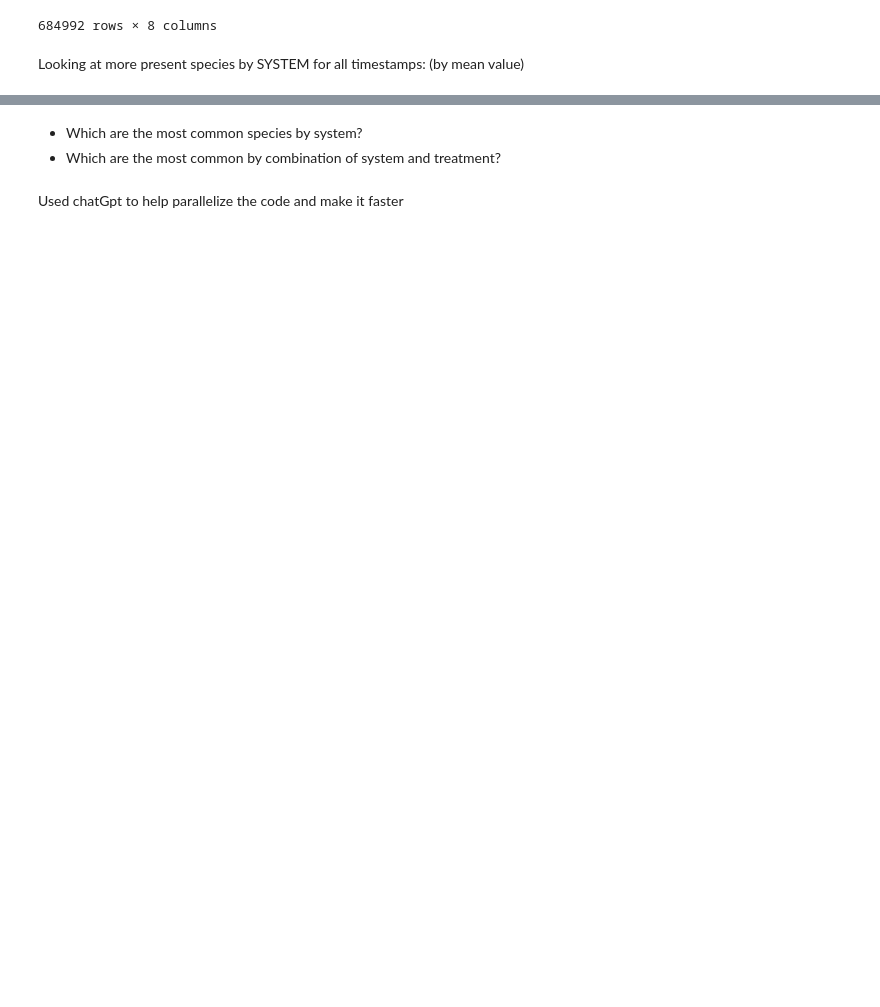
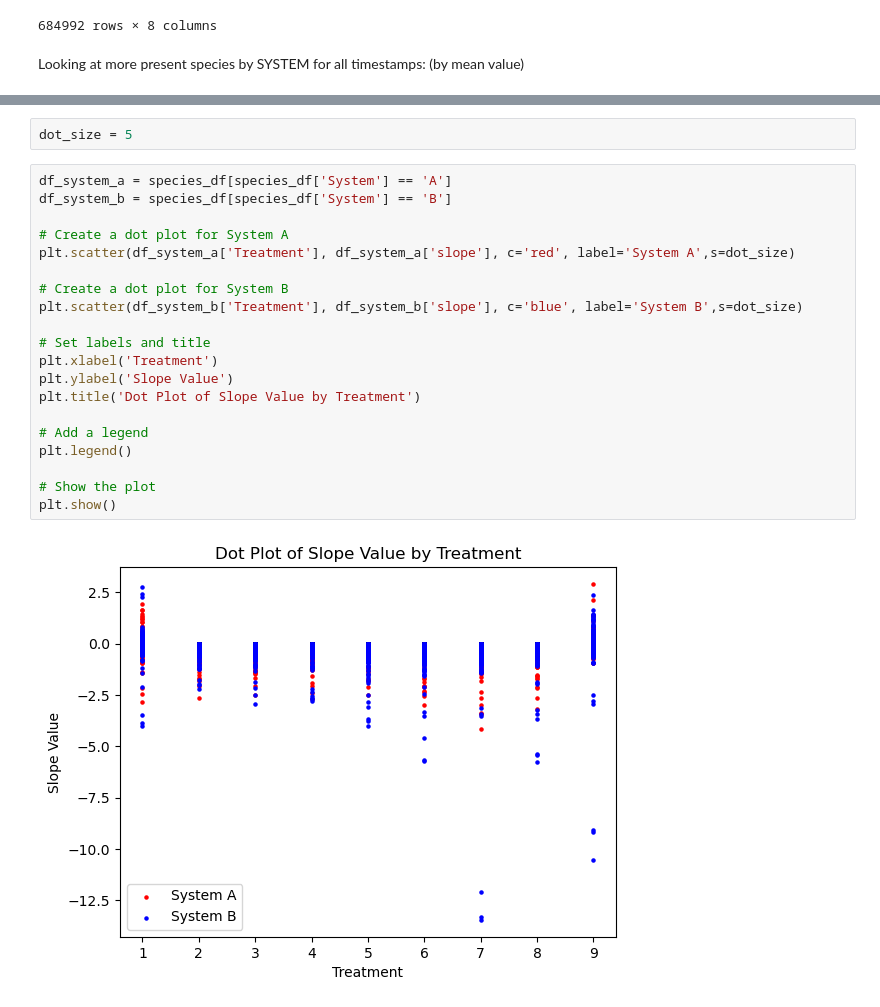
Before and after one commit to Haradai/BioBytes_Uib_Datathon2023, a Jupyter notebook: project.ipynb, the cells around one changed output, grey strips where cells are left out. Saved outputs shown, nothing was run; the diff lists cells and outputs as text; blank space fills up the shorter version.

```diff
--- a/project.ipynb
+++ b/project.ipynb
@@ -362,5 +394,24 @@ species_df.iloc[idxs]
-# %% [markdown]
-- Which are the most common species by system?
-- Which are the most common by combination of system and treatment?
-# %% [markdown]
-Used chatGpt to help parallelize the code and make it faster
+# %%
+dot_size = 5
+# %%
+df_system_a = species_df[species_df['System'] == 'A']
+df_system_b = species_df[species_df['System'] == 'B']
+
+# Create a dot plot for System A
+plt.scatter(df_system_a['Treatment'], df_system_a['slope'], c='red', label='System A',s=dot_size)
+
+# Create a dot plot for System B
+plt.scatter(df_system_b['Treatment'], df_system_b['slope'], c='blue', label='System B',s=dot_size)
+
+# Set labels and title
+plt.xlabel('Treatment')
+plt.ylabel('Slope Value')
+plt.title('Dot Plot of Slope Value by Treatment')
+
+# Add a legend
+plt.legend()
+
+# Show the plot
+plt.show()
+# %% [output]
+[figure, added]
```
Also changed, not shown: parts of 37 cells of this notebook, 1 other file.
